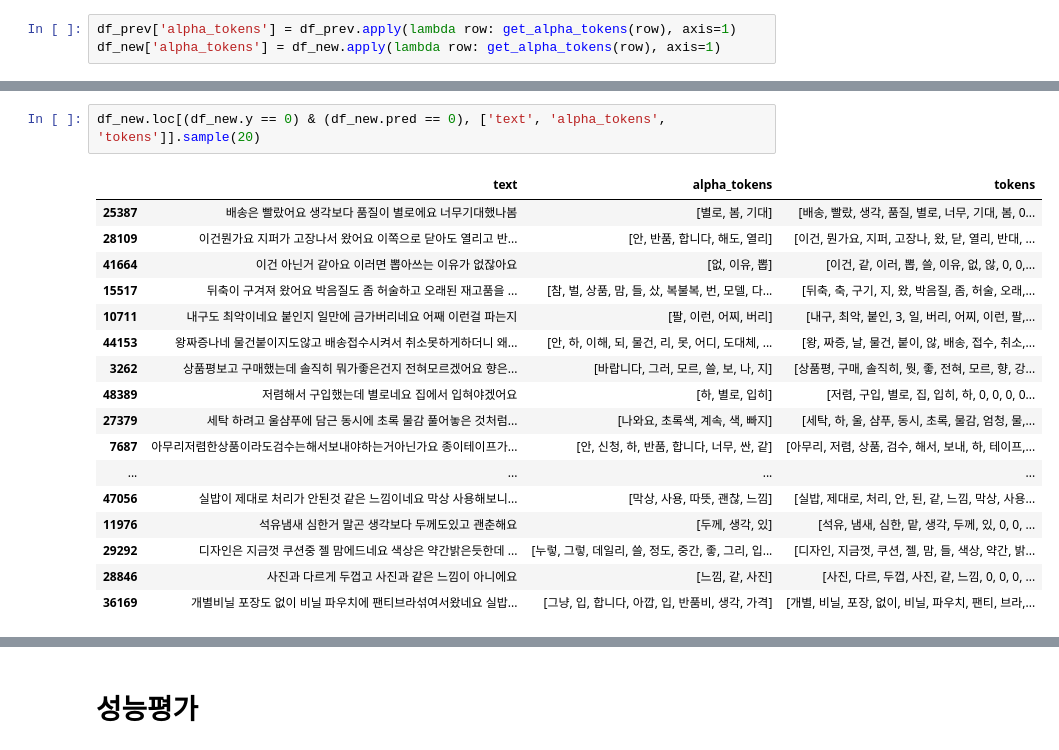
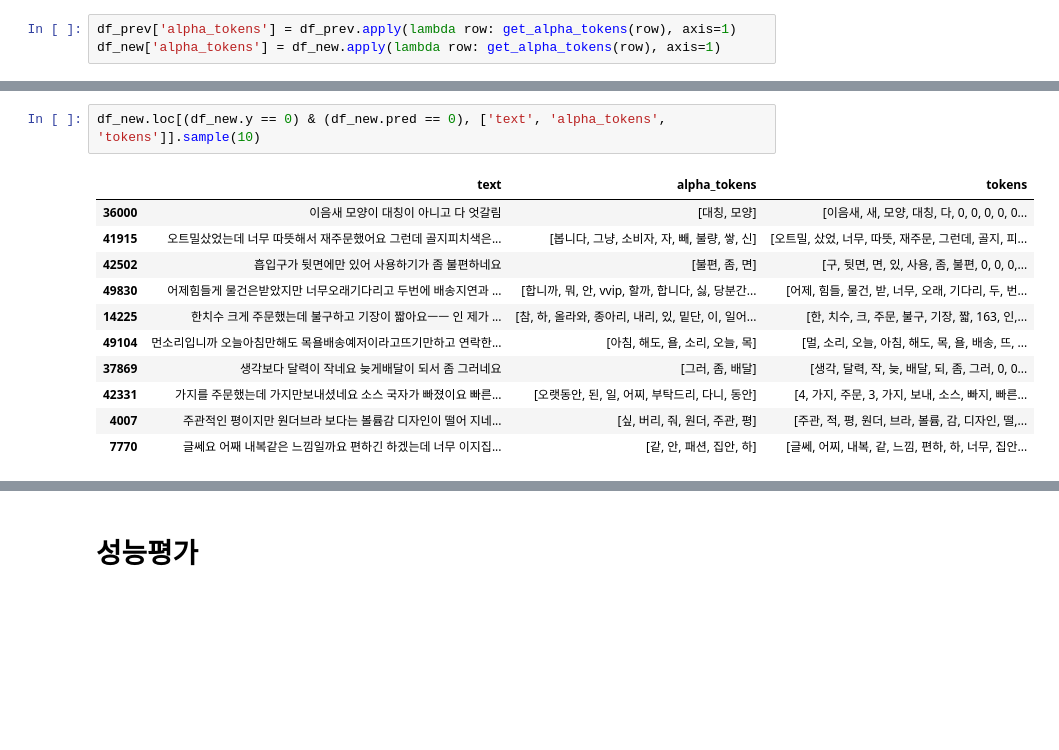
Before and after one commit to joonable/playground, a Jupyter notebook: prd_review_v2/step4_df_result_eda.ipynb, the cells around one changed output, grey strips where cells are left out. Cells and saved outputs as stored; diff of their text form; blank space fills up the shorter version.

```diff
--- a/prd_review_v2/step4_df_result_eda.ipynb
+++ b/prd_review_v2/step4_df_result_eda.ipynb
@@ -135,21 +117,15 @@ df_new.loc[:, ['text', 'alpha_tokens', 'tokens', 'y', 'pred']].sample(20)
 # %%
-df_new.loc[(df_new.y == 0) & (df_new.pred == 0), ['text', 'alpha_tokens', 'tokens']].sample(20)
+df_new.loc[(df_new.y == 0) & (df_new.pred == 0), ['text', 'alpha_tokens', 'tokens']].sample(10)
 # %% [output]
 |  | text | alpha_tokens | tokens |
-| 25387 | 배송은 빨랐어요 생각보다 품질이 별로에요 너무기대했나봄 | [별로, 봄, 기대] | [배송, 빨랐, 생각, 품질, 별로, 너무, 기대, 봄, 0... |
-| 28109 | 이건뭔가요 지퍼가 고장나서 왔어요 이쪽으로 닫아도 열리고 반... | [안, 반품, 합니다, 해도, 열리] | [이건, 뭔가요, 지퍼, 고장나, 왔, 닫, 열리, 반대, ... |
-| 41664 | 이건 아닌거 같아요 이러면 뽑아쓰는 이유가 없잖아요 | [없, 이유, 뽑] | [이건, 같, 이러, 뽑, 쓸, 이유, 없, 않, 0, 0,... |
-| 15517 | 뒤축이 구겨져 왔어요 박음질도 좀 허술하고 오래된 재고품을 ... | [참, 벌, 상품, 맘, 들, 샀, 복불복, 번, 모델, 다... | [뒤축, 축, 구기, 지, 왔, 박음질, 좀, 허술, 오래,... |
-| 10711 | 내구도 최악이네요 붙인지 일만에 금가버리네요 어째 이런걸 파는지 | [팔, 이런, 어찌, 버리] | [내구, 최악, 붙인, 3, 일, 버리, 어찌, 이런, 팔,... |
-| 44153 | 왕짜증나네 물건붙이지도않고 배송접수시켜서 취소못하게하더니 왜... | [안, 하, 이해, 되, 물건, 리, 못, 어디, 도대체, ... | [왕, 짜증, 날, 물건, 붙이, 않, 배송, 접수, 취소,... |
-| 3262 | 상품평보고 구매했는데 솔직히 뭐가좋은건지 전혀모르겠어요 향은... | [바랍니다, 그러, 모르, 쓸, 보, 나, 지] | [상품평, 구매, 솔직히, 뭣, 좋, 전혀, 모르, 향, 강... |
-| 48389 | 저렴해서 구입했는데 별로네요 집에서 입혀야겠어요 | [하, 별로, 입히] | [저렴, 구입, 별로, 집, 입히, 하, 0, 0, 0, 0... |
-| 27379 | 세탁 하려고 울샴푸에 담근 동시에 초록 물감 풀어놓은 것처럼... | [나와요, 초록색, 계속, 색, 빠지] | [세탁, 하, 울, 샴푸, 동시, 초록, 물감, 엄청, 물,... |
-| 7687 | 아무리저렴한상품이라도검수는해서보내야하는거아닌가요 종이테이프가... | [안, 신청, 하, 반품, 합니다, 너무, 싼, 같] | [아무리, 저렴, 상품, 검수, 해서, 보내, 하, 테이프,... |
-| ... | ... | ... | ... |
-| 47056 | 실밥이 제대로 처리가 안된것 같은 느낌이네요 막상 사용해보니... | [막상, 사용, 따뜻, 괜찮, 느낌] | [실밥, 제대로, 처리, 안, 된, 같, 느낌, 막상, 사용... |
-| 11976 | 석유냄새 심한거 말곤 생각보다 두께도있고 괜춘해요 | [두께, 생각, 있] | [석유, 냄새, 심한, 맡, 생각, 두께, 있, 0, 0, ... |
-| 29292 | 디자인은 지금껏 쿠션중 젤 맘에드네요 색상은 약간밝은듯한데 ... | [누렇, 그렇, 데일리, 쓸, 정도, 중간, 좋, 그리, 입... | [디자인, 지금껏, 쿠션, 젤, 맘, 들, 색상, 약간, 밝... |
-| 28846 | 사진과 다르게 두껍고 사진과 같은 느낌이 아니에요 | [느낌, 같, 사진] | [사진, 다르, 두껍, 사진, 같, 느낌, 0, 0, 0, ... |
-| 36169 | 개별비닐 포장도 없이 비닐 파우치에 팬티브라섞여서왔네요 실밥... | [그냥, 입, 합니다, 아깝, 입, 반품비, 생각, 가격] | [개별, 비닐, 포장, 없이, 비닐, 파우치, 팬티, 브라,... |
+| 36000 | 이음새 모양이 대칭이 아니고 다 엇갈림 | [대칭, 모양] | [이음새, 새, 모양, 대칭, 다, 0, 0, 0, 0, 0... |
+| 41915 | 오트밀샀었는데 너무 따뜻해서 재주문했어요 그런데 골지피치색은... | [봅니다, 그냥, 소비자, 자, 빼, 불량, 쌓, 신] | [오트밀, 샀었, 너무, 따뜻, 재주문, 그런데, 골지, 피... |
+| 42502 | 흡입구가 뒷면에만 있어 사용하기가 좀 불편하네요 | [불편, 좀, 면] | [구, 뒷면, 면, 있, 사용, 좀, 불편, 0, 0, 0,... |
+| 49830 | 어제힘들게 물건은받았지만 너무오래기다리고 두번에 배송지연과 ... | [합니까, 뭐, 안, vvip, 할까, 합니다, 싫, 당분간... | [어제, 힘들, 물건, 받, 너무, 오래, 기다리, 두, 번... |
+| 14225 | 한치수 크게 주문했는데 불구하고 기장이 짧아요ㅡㅡ 인 제가 ... | [참, 하, 올라와, 종아리, 내리, 있, 밑단, 이, 일어... | [한, 치수, 크, 주문, 불구, 기장, 짧, 163, 인,... |
+| 49104 | 먼소리입니까 오늘아침만해도 목욜배송예저이라고뜨기만하고 연락한... | [아침, 해도, 욜, 소리, 오늘, 목] | [멀, 소리, 오늘, 아침, 해도, 목, 욜, 배송, 뜨, ... |
+| 37869 | 생각보다 달력이 작네요 늦게배달이 되서 좀 그러네요 | [그러, 좀, 배달] | [생각, 달력, 작, 늦, 배달, 되, 좀, 그러, 0, 0... |
+| 42331 | 가지를 주문했는데 가지만보내셨네요 소스 국자가 빠졌이요 빠른... | [오랫동안, 된, 일, 어찌, 부탁드리, 다니, 동안] | [4, 가지, 주문, 3, 가지, 보내, 소스, 빠지, 빠른... |
+| 4007 | 주관적인 평이지만 원더브라 보다는 볼륨감 디자인이 떨어 지네... | [싶, 버리, 줘, 원더, 주관, 평] | [주관, 적, 평, 원더, 브라, 볼륨, 감, 디자인, 떨,... |
+| 7770 | 글쎄요 어째 내복같은 느낌일까요 편하긴 하겠는데 너무 이지집... | [같, 안, 패션, 집안, 하] | [글쎄, 어찌, 내복, 같, 느낌, 편하, 하, 너무, 집안... |
 # %%
```
Also changed, not shown: parts of 4 cells of this notebook.
